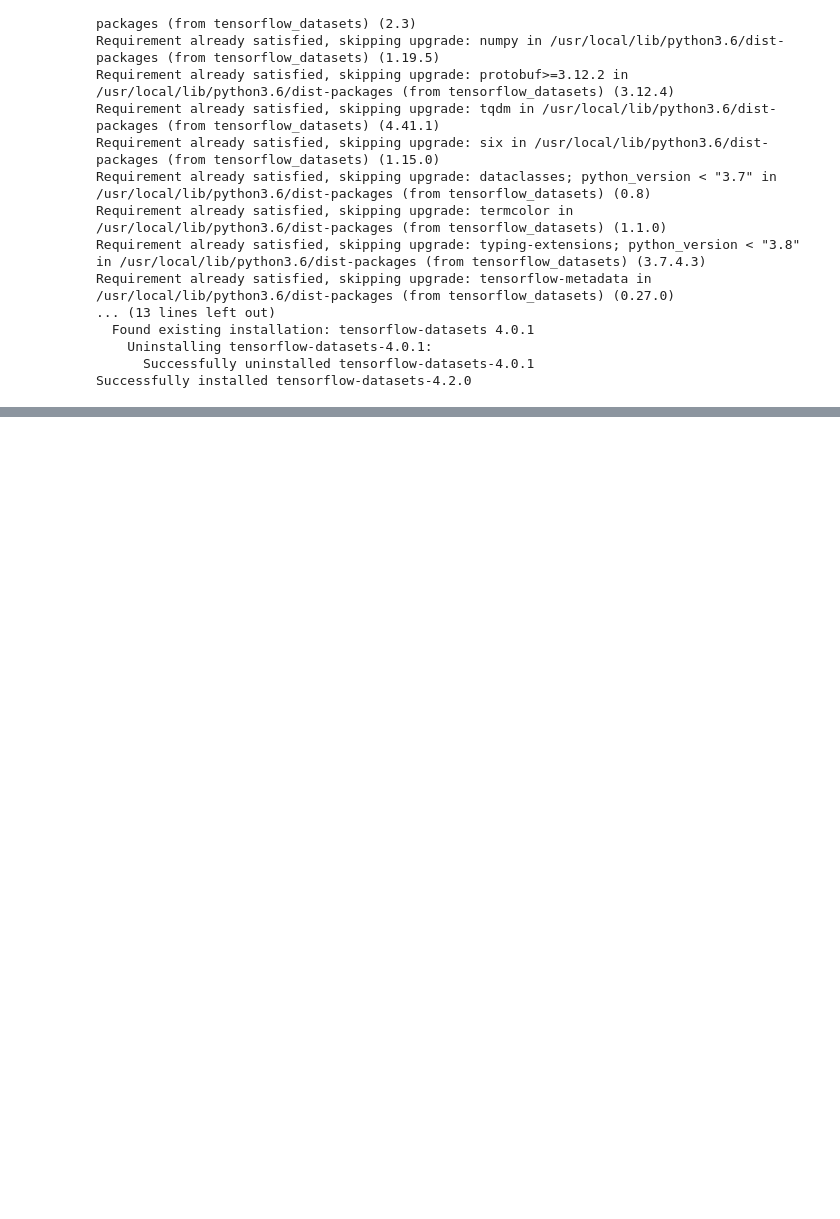
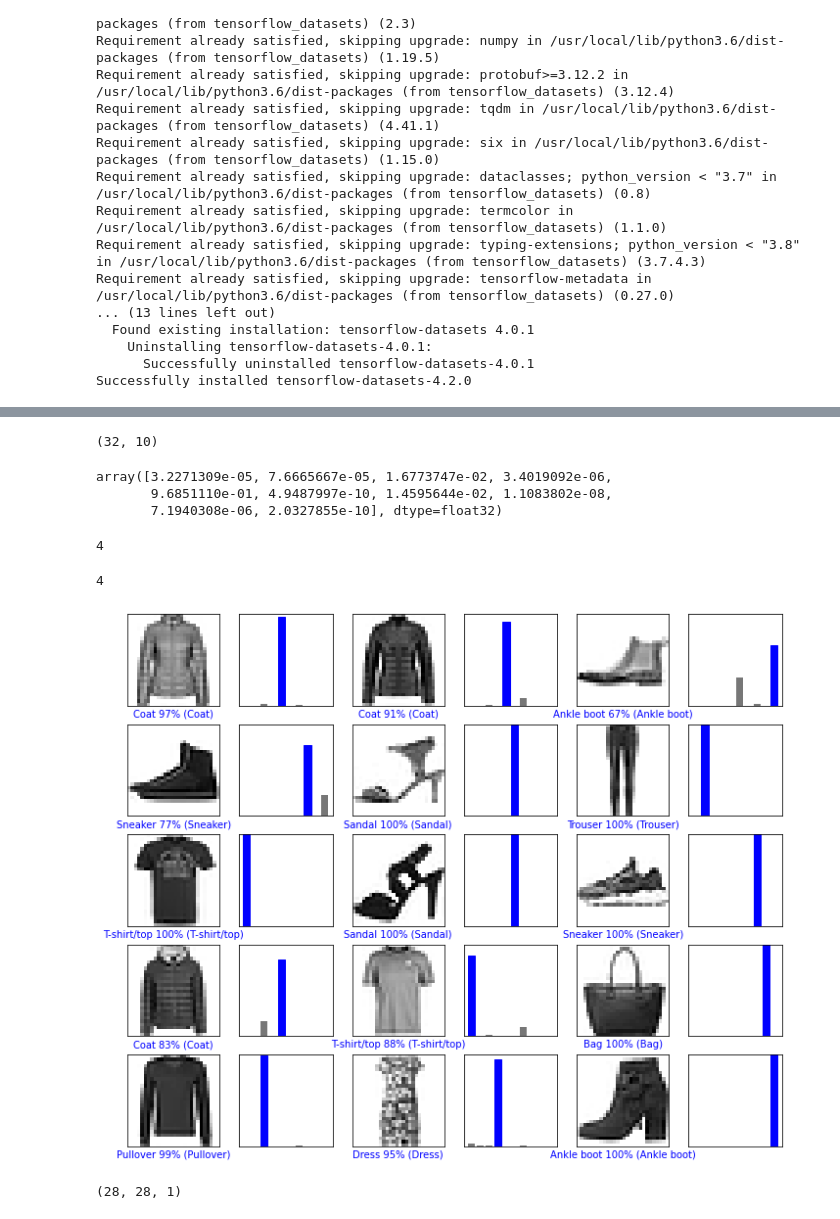
Before and after one commit to vinit-narula/TensorFlow, a Jupyter notebook: 3_MNIST_Udacity.ipynb, the cells around one changed output, grey strips where cells are left out. Drawn from its saved outputs; the diff is of its cells as text; code cells hidden in the pictures; blank space fills up the shorter version.

```diff
--- a/3_MNIST_Udacity.ipynb
+++ b/3_MNIST_Udacity.ipynb
@@ -24,0 +164,2 @@ Successfully installed tensorflow-datasets-4.2.0
+# %%
+model.fit(train_dataset, epochs=5, steps_per_epoch=math.ceil(num_train_examples/BATCH_SIZE))
@@ -24,0 +200,70 @@ Successfully installed tensorflow-datasets-4.2.0
+# %%
+predictions.shape
+# %% [output]
+(32, 10)
+# %%
+predictions[0]
+# %% [output]
+array([3.2271309e-05, 7.6665667e-05, 1.6773747e-02, 3.4019092e-06,
+       9.6851110e-01, 4.9487997e-10, 1.4595644e-02, 1.1083802e-08,
+       7.1940308e-06, 2.0327855e-10], dtype=float32)
+# %%
+np.argmax(predictions[0])
+# %% [output]
+4
+# %%
+test_labels[0]
+# %% [output]
+4
+# %%
+def plot_image(i, predictions_array, true_labels, images):
+  predictions_array, true_label, img = predictions_array[i], true_labels[i], images[i]
+  plt.grid(False)
+  plt.xticks([])
+  plt.yticks([])
+
+  plt.imshow(img[...,0], cmap=plt.cm.binary)
+
+  predicted_label = np.argmax(predictions_array)
+  if predicted_label == true_label:
+    color = 'blue'
+  else:
+    color = 'red'
+
+  plt.xlabel("{} {:2.0f}% ({})".format(class_names[predicted_label],
+                                100*np.max(predictions_array),
+                                class_names[true_label]),
+                                color=color)
+
+def plot_value_array(i, predictions_array, true_label):
+  predictions_array, true_label = predictions_array[i], true_label[i]
+  plt.grid(False)
+  plt.xticks([])
+  plt.yticks([])
+  thisplot = plt.bar(range(10), predictions_array, color="#777777")
+  plt.ylim([0, 1])
+  predicted_label = np.argmax(predictions_array)
+
+  thisplot[predicted_label].set_color('red')
+  thisplot[true_label].set_color('blue')
+# %%
+# Plot the first X test images, their predicted label, and the true label
+# Color correct predictions in blue, incorrect predictions in red
+num_rows = 5
+num_cols = 3
+num_images = num_rows*num_cols
+plt.figure(figsize=(2*2*num_cols, 2*num_rows))
+for i in range(num_images):
+  plt.subplot(num_rows, 2*num_cols, 2*i+1)
+  plot_image(i, predictions, test_labels, test_images)
+  plt.subplot(num_rows, 2*num_cols, 2*i+2)
+  plot_value_array(i, predictions, test_labels)
+# %% [output]
+[figure, added]
+# %%
+# Grab an image from the test dataset
+img = test_images[0]
+
+print(img.shape)
+# %% [output]
+(28, 28, 1)
```
Also changed, not shown: parts of 34 cells of this notebook.
